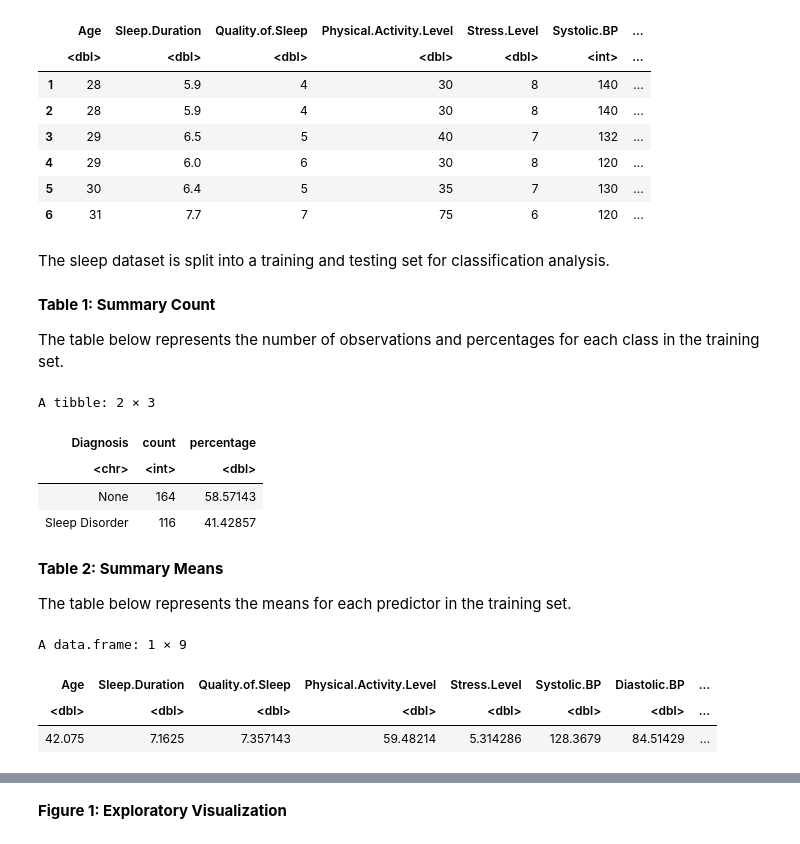
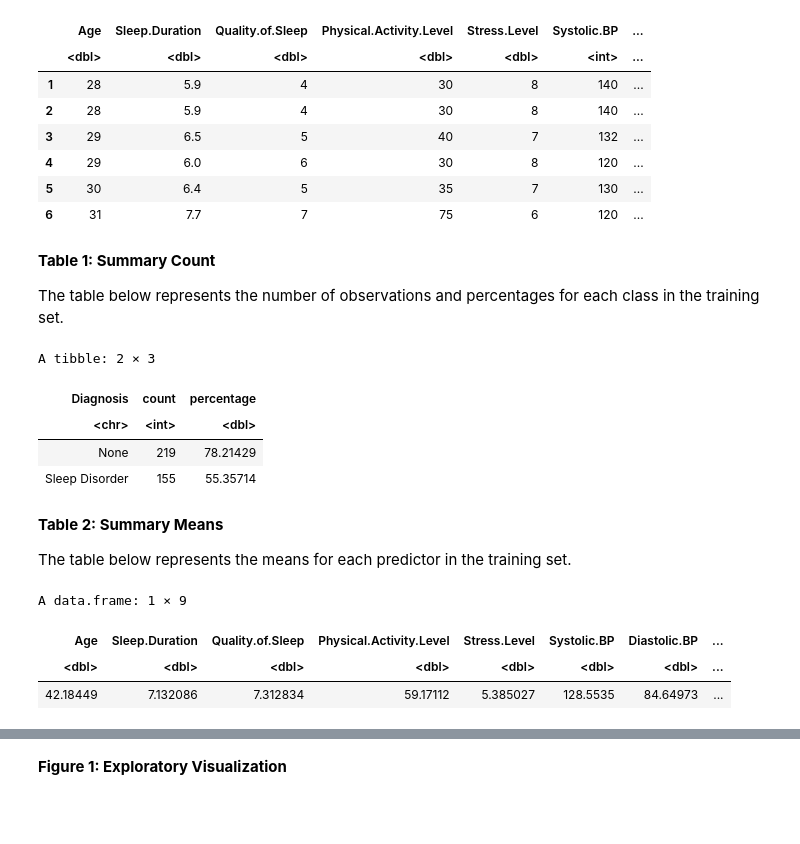
Before and after one commit to hlu10/group-18-dsci100, a Jupyter notebook: project_report.ipynb, the cells around one changed output, grey strips where cells are left out. Drawn from its saved outputs; the diff is of its cells as text; code cells hidden in the pictures; blank space fills up the shorter version.

```diff
--- a/project_report.ipynb
+++ b/project_report.ipynb
@@ -113,5 +108,3 @@ A data.frame: 6 × 10
 | 4 | 29 | 6.0 | 6 | 30 | 8 | 120 | ... |
 | 5 | 30 | 6.4 | 5 | 35 | 7 | 130 | ... |
 | 6 | 31 | 7.7 | 7 | 75 | 6 | 120 | ... |
-# %% [markdown]
-The sleep dataset is split into a training and testing set for classification analysis.
@@ -124,7 +113,7 @@ sleep_test <- testing(sleep_split)
 
 The table below represents the number of observations and percentages for each class in the training set.
 # %%
-summary_table_1 <- sleep_train |>
+summary_table_1 <- tidy_sleep_data |>
   group_by(Diagnosis) |>
   summarize(count = n(), percentage = n()/nrow(sleep_train)*100)
 
@@ -133,17 +122,17 @@ summary_table_1
 A tibble: 2 × 3
 | Diagnosis | count | percentage |
 | <chr> | <int> | <dbl> |
-| None | 164 | 58.57143 |
-| Sleep Disorder | 116 | 41.42857 |
+| None | 219 | 78.21429 |
+| Sleep Disorder | 155 | 55.35714 |
 # %% [markdown]
 **Table 2: Summary Means**
 
 The table below represents the means for each predictor in the training set.
 # %%
-summary_table_2 <- summarize(sleep_train, across(Age:Daily.Steps, mean))
+summary_table_2 <- summarize(tidy_sleep_data, across(Age:Daily.Steps, mean))
 summary_table_2
 # %% [output]
 A data.frame: 1 × 9
 | Age | Sleep.Duration | Quality.of.Sleep | Physical.Activity.Level | Stress.Level | Systolic.BP | Diastolic.BP | ... |
 | <dbl> | <dbl> | <dbl> | <dbl> | <dbl> | <dbl> | <dbl> | ... |
-| 42.075 | 7.1625 | 7.357143 | 59.48214 | 5.314286 | 128.3679 | 84.51429 | ... |
+| 42.18449 | 7.132086 | 7.312834 | 59.17112 | 5.385027 | 128.5535 | 84.64973 | ... |
```
Also changed, not shown: parts of 20 cells of this notebook.
